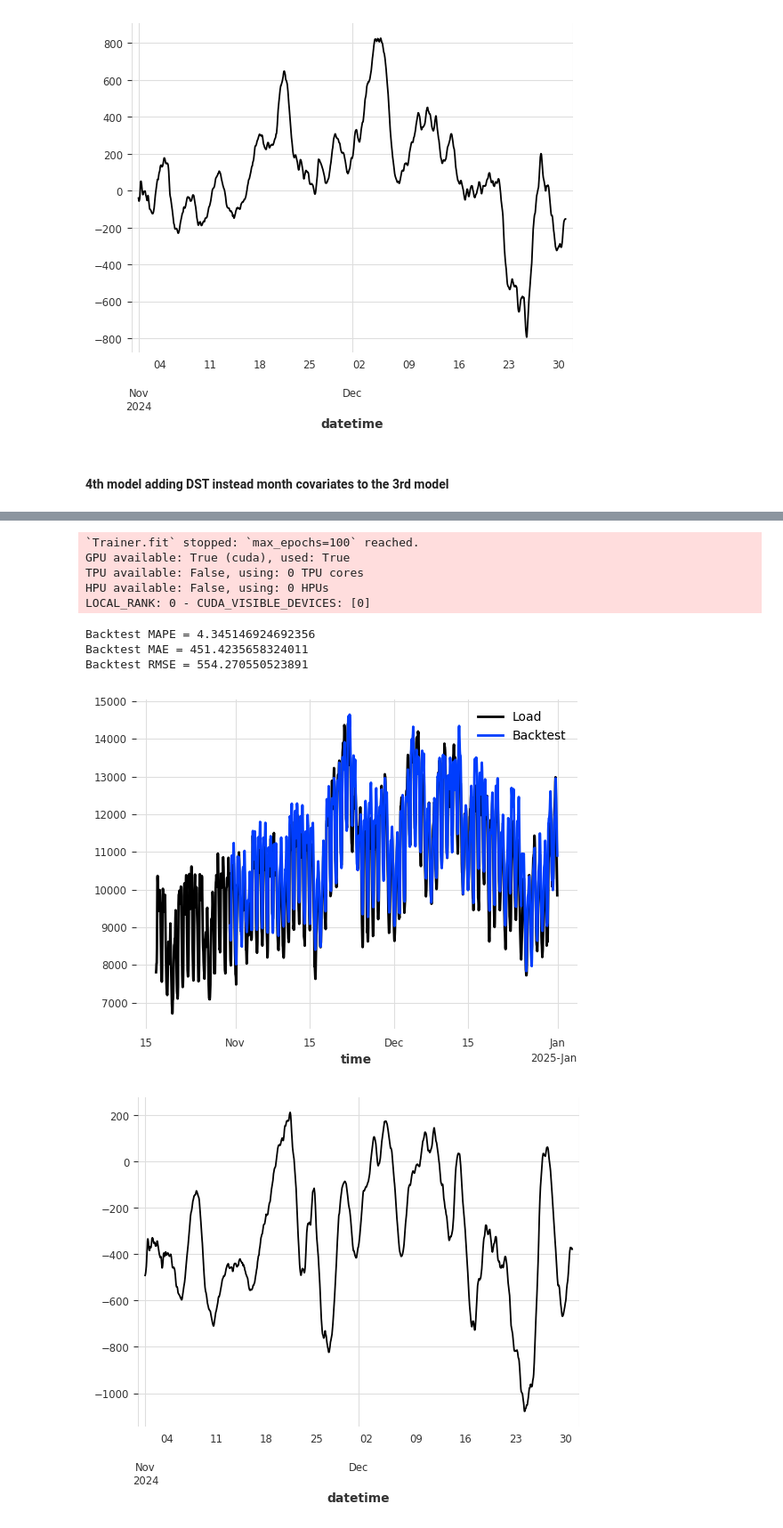
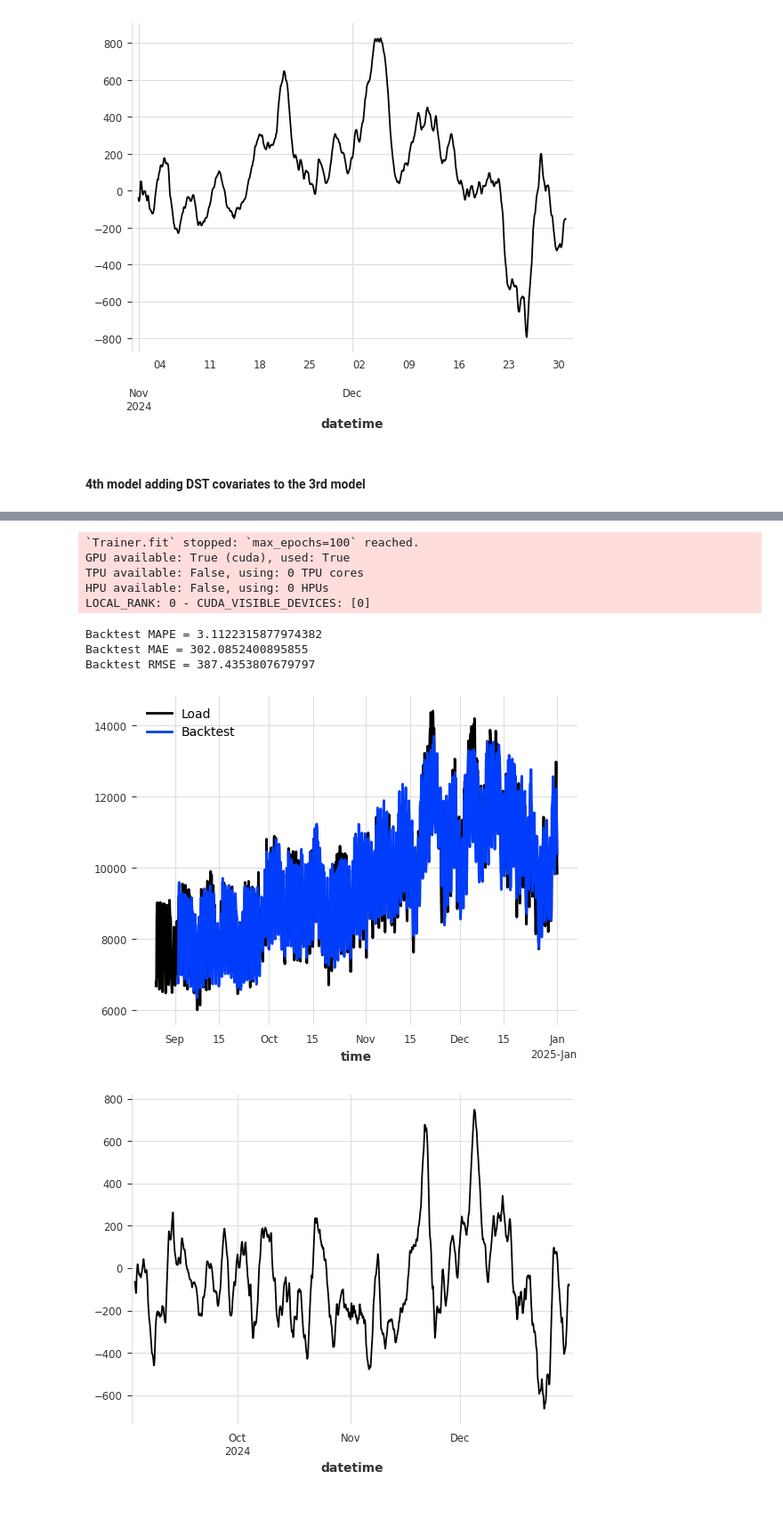
Before and after one commit to jakfar/Project, a Jupyter notebook: Final.ipynb, the cells around one changed output, grey strips where cells are left out. Shown at 89% size. Drawn from its saved outputs; the diff is of its cells as text; code cells hidden in the pictures.

```diff
--- a/Final.ipynb
+++ b/Final.ipynb
@@ -261,7 +292,7 @@ def eval_model_transform(model, past_covariates=None, future_covariates=None, to
     backtest = model.historical_forecasts(series=Load_transformed,
                                           past_covariates=past_covariates,
                                           future_covariates=future_covariates,
-                                          start=pd.to_datetime('2024-10-30'),
+                                          start=pd.to_datetime('2024-09-01'),
                                           retrain=to_retrain,
                                           verbose=False,
                                           forecast_horizon=24)
@@ -797,9 +825,9 @@ Backtest RMSE = 462.9284511176089
 [figure]
 [figure]
 # %% [markdown]
-#### 4th model  adding DST instead month covariates to the 3rd model
+#### 4th model  adding DST covariates to the 3rd model
 # %%
-covariates4= TimeSeries.from_dataframe(load_df, time_col="datetime",value_cols=['Temperature','Day_of_week', 'Hour_of_day','Holidays','DST'])
+covariates4= TimeSeries.from_dataframe(load_df, time_col="datetime",value_cols=['Temperature','Month','Day_of_week', 'Hour_of_day','Holidays','DST'])
 rnn_model4 = RNNModel(model= 'LSTM',
                     input_chunk_length=72,
                     training_length=96,
@@ -830,12 +858,12 @@ LOCAL_RANK: 0 - CUDA_VISIBLE_DEVICES: [0]
 7         Modules in train mode
 0         Modules in eval mode
 `Trainer.fit` stopped: `max_epochs=100` reached.
 GPU available: True (cuda), used: True
 TPU available: False, using: 0 TPU cores
 HPU available: False, using: 0 HPUs
 LOCAL_RANK: 0 - CUDA_VISIBLE_DEVICES: [0]
-Backtest MAPE = 4.345146924692356
-Backtest MAE = 451.4235658324011
-Backtest RMSE = 554.270550523891
+Backtest MAPE = 3.1122315877974382
+Backtest MAE = 302.0852400895855
+Backtest RMSE = 387.4353807679797
-[figure, old version]
+[figure, new version]
-[figure, old version]
+[figure, new version]
```
Also changed, not shown: parts of 7 cells of this notebook.
